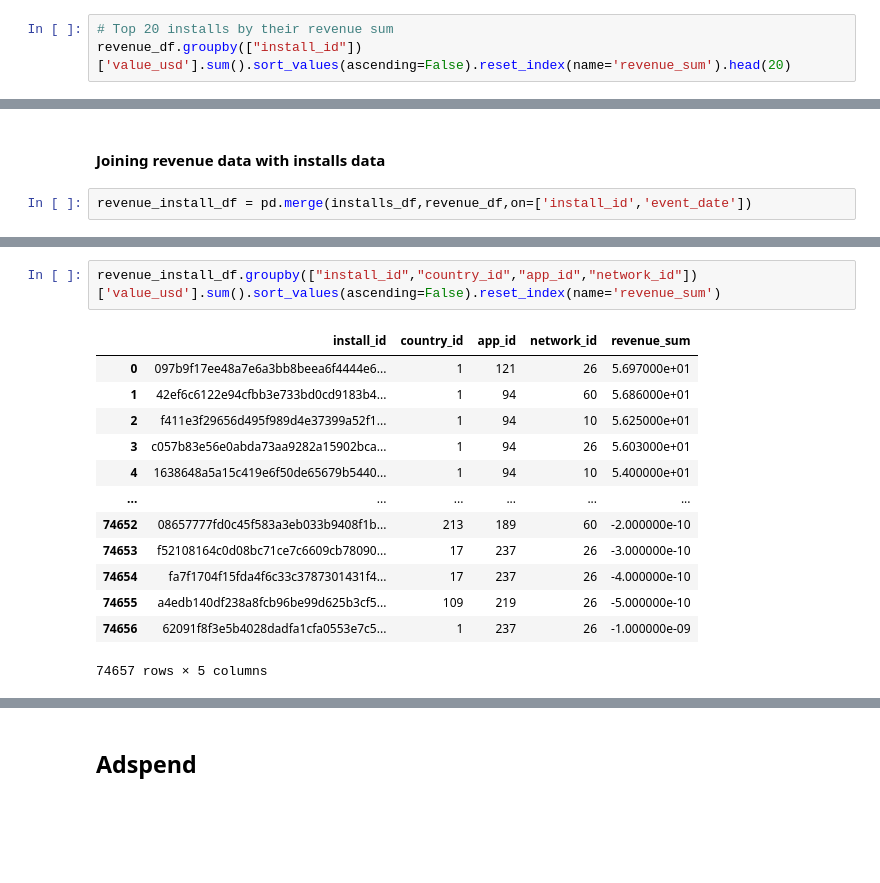
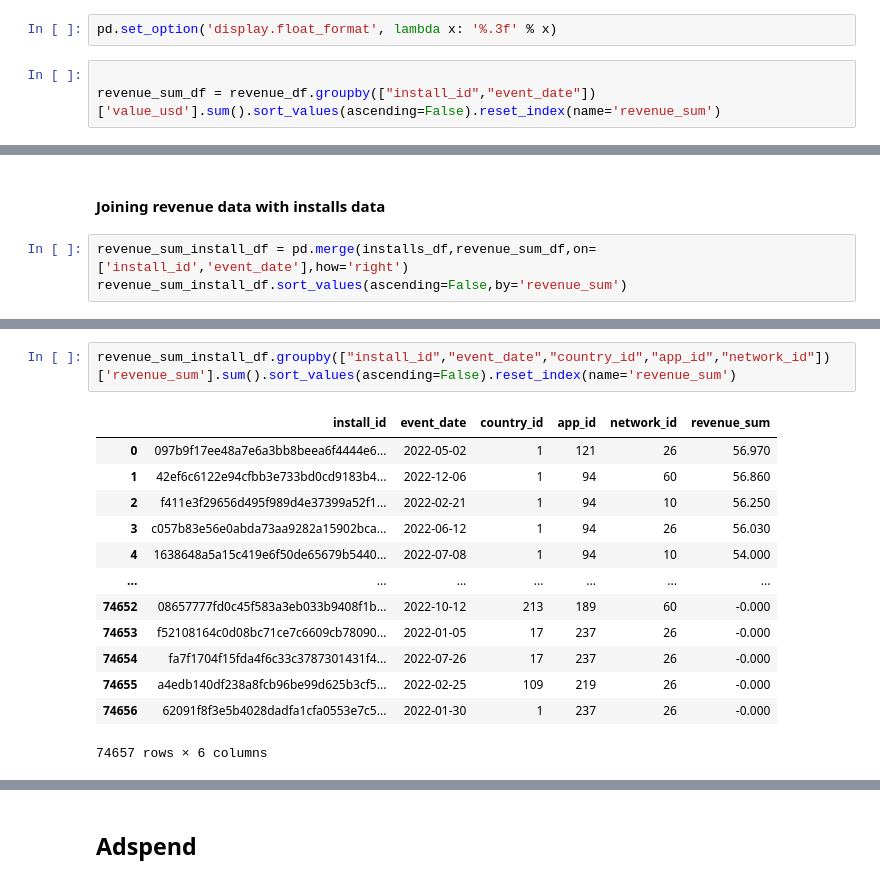
Before and after one commit to roshaan7zafar/JustDice, a Jupyter notebook: main.ipynb, the cells around one changed output, grey strips where cells are left out. Cells and saved outputs as stored; diff of their text form; blank space fills up the shorter version.

```diff
--- a/main.ipynb
+++ b/main.ipynb
@@ -356,6 +395,8 @@ installs_df.groupby(['event_date'])
 # .size().sort_values(ascending=True)
 # %% [output]
 <pandas.core.groupby.generic.DataFrameGroupBy object at 0x...>
+# %%
+pd.set_option('display.float_format', lambda x: '%.3f' % x)
 # %%
-# Top 20 installs by their revenue sum
-revenue_df.groupby(["install_id"])['value_usd'].sum().sort_values(ascending=False).reset_index(name='revenue_sum').head(20)
+
+revenue_sum_df = revenue_df.groupby(["install_id","event_date"])['value_usd'].sum().sort_values(ascending=False).reset_index(name='revenue_sum')
@@ -380,4 +419,5 @@ revenue_df.groupby(["install_id"])['value_usd'].sum().sort_values(ascending=Fals
 # %% [markdown]
 #### Joining revenue data with installs data
 # %%
-revenue_install_df = pd.merge(installs_df,revenue_df,on=['install_id','event_date'])
+revenue_sum_install_df = pd.merge(installs_df,revenue_sum_df,on=['install_id','event_date'],how='right')
+revenue_sum_install_df.sort_values(ascending=False,by='revenue_sum')
@@ -397,16 +458,16 @@ revenue_install_df.head()
 # %%
-revenue_install_df.groupby(["install_id","country_id","app_id","network_id"])['value_usd'].sum().sort_values(ascending=False).reset_index(name='revenue_sum')
+revenue_sum_install_df.groupby(["install_id","event_date","country_id","app_id","network_id"])['revenue_sum'].sum().sort_values(ascending=False).reset_index(name='revenue_sum')
 # %% [output]
-|  | install_id | country_id | app_id | network_id | revenue_sum |
-| 0 | 097b9f17ee48a7e6a3bb8beea6f4444e6... | 1 | 121 | 26 | 5.697000e+01 |
-| 1 | 42ef6c6122e94cfbb3e733bd0cd9183b4... | 1 | 94 | 60 | 5.686000e+01 |
-| 2 | f411e3f29656d495f989d4e37399a52f1... | 1 | 94 | 10 | 5.625000e+01 |
-| 3 | c057b83e56e0abda73aa9282a15902bca... | 1 | 94 | 26 | 5.603000e+01 |
-| 4 | 1638648a5a15c419e6f50de65679b5440... | 1 | 94 | 10 | 5.400000e+01 |
-| ... | ... | ... | ... | ... | ... |
-| 74652 | 08657777fd0c45f583a3eb033b9408f1b... | 213 | 189 | 60 | -2.000000e-10 |
-| 74653 | f52108164c0d08bc71ce7c6609cb78090... | 17 | 237 | 26 | -3.000000e-10 |
-| 74654 | fa7f1704f15fda4f6c33c3787301431f4... | 17 | 237 | 26 | -4.000000e-10 |
-| 74655 | a4edb140df238a8fcb96be99d625b3cf5... | 109 | 219 | 26 | -5.000000e-10 |
-| 74656 | 62091f8f3e5b4028dadfa1cfa0553e7c5... | 1 | 237 | 26 | -1.000000e-09 |
+|  | install_id | event_date | country_id | app_id | network_id | revenue_sum |
+| 0 | 097b9f17ee48a7e6a3bb8beea6f4444e6... | 2022-05-02 | 1 | 121 | 26 | 56.970 |
+| 1 | 42ef6c6122e94cfbb3e733bd0cd9183b4... | 2022-12-06 | 1 | 94 | 60 | 56.860 |
+| 2 | f411e3f29656d495f989d4e37399a52f1... | 2022-02-21 | 1 | 94 | 10 | 56.250 |
+| 3 | c057b83e56e0abda73aa9282a15902bca... | 2022-06-12 | 1 | 94 | 26 | 56.030 |
+| 4 | 1638648a5a15c419e6f50de65679b5440... | 2022-07-08 | 1 | 94 | 10 | 54.000 |
+| ... | ... | ... | ... | ... | ... | ... |
+| 74652 | 08657777fd0c45f583a3eb033b9408f1b... | 2022-10-12 | 213 | 189 | 60 | -0.000 |
+| 74653 | f52108164c0d08bc71ce7c6609cb78090... | 2022-01-05 | 17 | 237 | 26 | -0.000 |
+| 74654 | fa7f1704f15fda4f6c33c3787301431f4... | 2022-07-26 | 17 | 237 | 26 | -0.000 |
+| 74655 | a4edb140df238a8fcb96be99d625b3cf5... | 2022-02-25 | 109 | 219 | 26 | -0.000 |
+| 74656 | 62091f8f3e5b4028dadfa1cfa0553e7c5... | 2022-01-30 | 1 | 237 | 26 | -0.000 |
-74657 rows × 5 columns
+74657 rows × 6 columns
```
Also changed, not shown: parts of 24 cells of this notebook.
